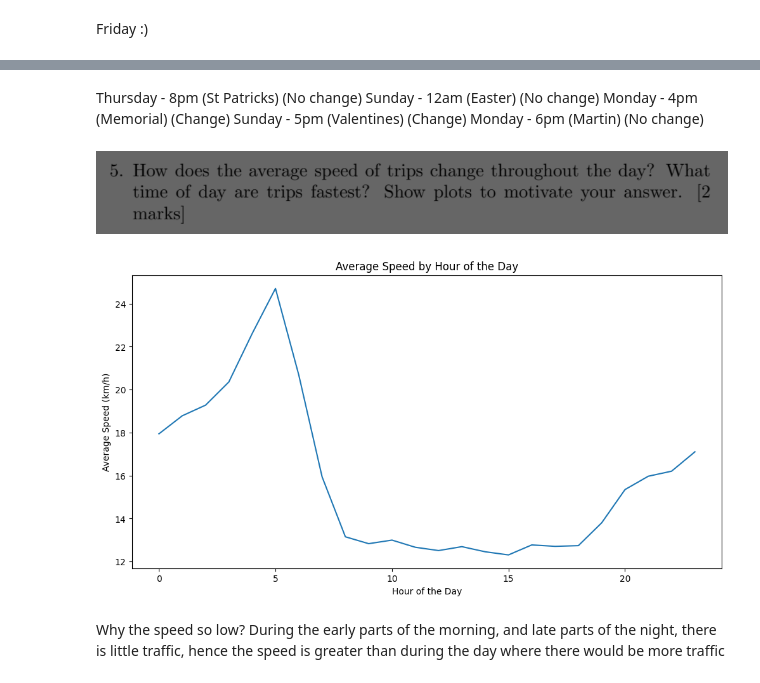
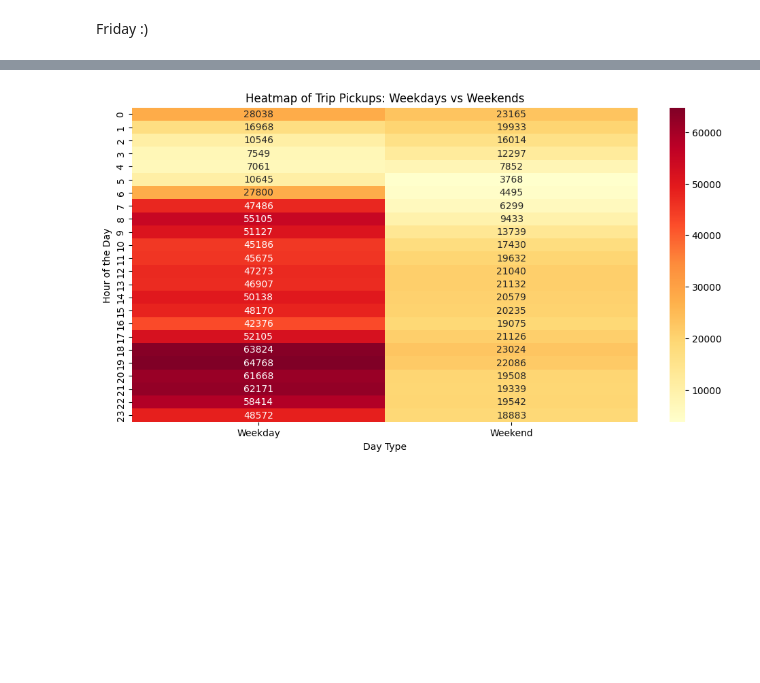
Before and after one commit to Daggy2002/DVE-Assignments, a Jupyter notebook: Assignment2/main.ipynb, the cells around one changed output, grey strips where cells are left out. Drawn from its saved outputs; the diff is of its cells as text; code cells hidden in the pictures; blank space fills up the shorter version.

```diff
--- a/Assignment2/main.ipynb
+++ b/Assignment2/main.ipynb
@@ -417,26 +456,16 @@ for holiday in holidays.keys():
-# %% [markdown]
-Thursday - 8pm (St Patricks) (No change)
-Sunday - 12am (Easter) (No change)
-Monday - 4pm (Memorial) (Change)
-Sunday - 5pm (Valentines) (Change)
-Monday - 6pm (Martin) (No change)
-# %% [markdown]
-![image.png](attachment:image.png)
-# %%
-# How does the average speed of trips change throughout the day? What time of day are trips fastest? Show plots to motivate your answer.
-
-# Calculate the average speed for each hour of the day
-avg_speed_by_hour = df.groupby('pickup_hour')['avg_speed'].mean()
-
-# Plot the average speed for each hour of the day
-plt.figure(figsize=(12, 6))
-sns.lineplot(x=avg_speed_by_hour.index, y=avg_speed_by_hour.values)
-plt.xlabel('Hour of the Day')
-plt.ylabel('Average Speed (km/h)')
-plt.title('Average Speed by Hour of the Day')
-plt.show()
-# %% [output]
-[figure, removed]
-# %% [markdown]
-Why the speed so low?
-During the early parts of the morning, and late parts of the night, there is little traffic, hence the speed is greater than during the day where there would be more traffic
+# %%
+# Create a new column 'is_weekend' to distinguish between weekdays and weekends
+df['is_weekend'] = df['pickup_day'].isin(['Saturday', 'Sunday']).map({True: 'Weekend', False: 'Weekday'})
+
+# Group the data by 'is_weekend', 'pickup_hour', and count the trips
+heatmap_data = df.groupby(['is_weekend', 'pickup_hour']).size().unstack(level=0)
+
+# Create the heatmap
+plt.figure(figsize=(12, 6))
+sns.heatmap(heatmap_data, cmap='YlOrRd', annot=True, fmt='g')
+plt.title('Heatmap of Trip Pickups: Weekdays vs Weekends')
+plt.xlabel('Day Type')
+plt.ylabel('Hour of the Day')
+plt.show()
+# %% [output]
+[figure, added]
```
Also changed, not shown: parts of 27 cells of this notebook.
